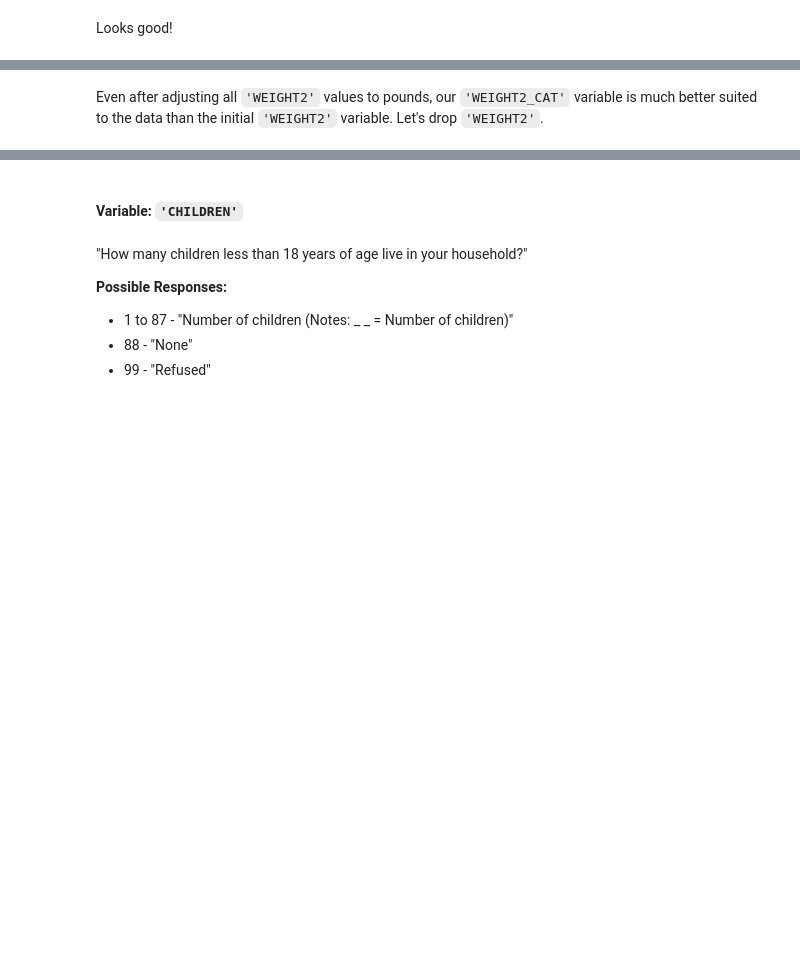
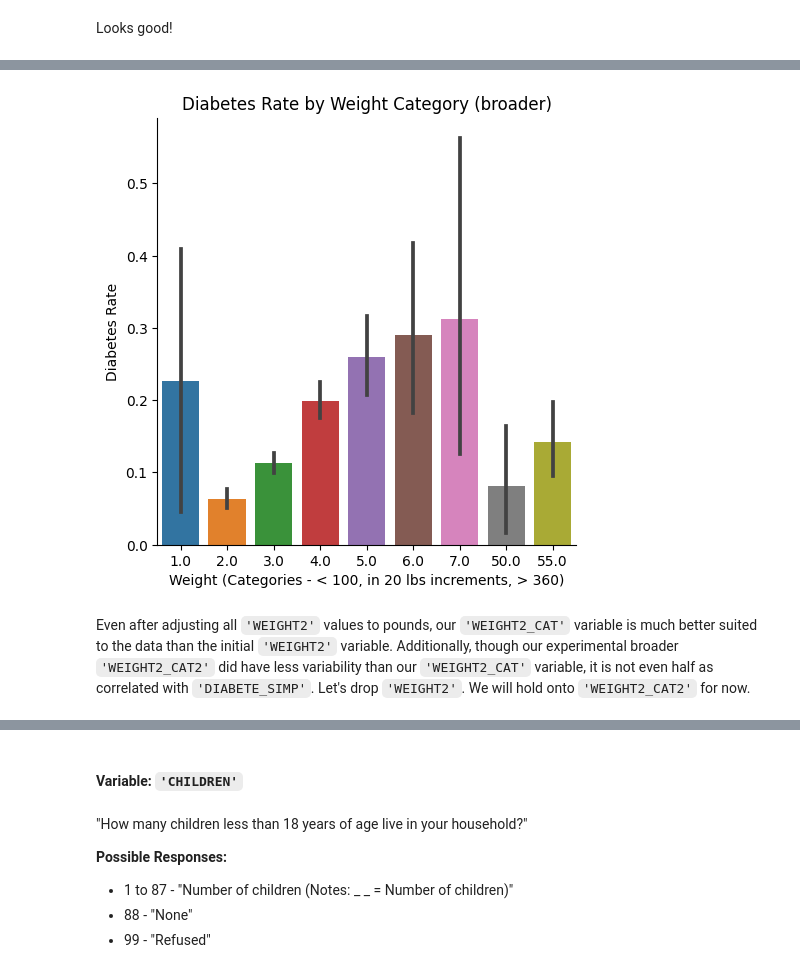
Before and after one commit to Chachi36/Diabetes-Factors-Demo-Notebook, a Jupyter notebook: Diabetes_Risk_Notebook.ipynb, the cells around one changed output, grey strips where cells are left out. Drawn from its saved outputs; the diff is of its cells as text; code cells hidden in the pictures; blank space fills up the shorter version.

```diff
--- a/Diabetes_Risk_Notebook.ipynb
+++ b/Diabetes_Risk_Notebook.ipynb
@@ -739,5 +826,14 @@ plt.show()
+# %%
+# WEIGHT2_CAT2
+sns.catplot(x="WEIGHT2_CAT2", y="DIABETE_SIMP", data=tmp_df, kind="bar")
+plt.title("Diabetes Rate by Weight Category (broader)")
+plt.xlabel("Weight (Categories - < 100, in 20 lbs increments, > 360)")
+plt.ylabel("Diabetes Rate")
+plt.show()
+# %% [output]
+[figure, added]
 # %% [markdown]
-Even after adjusting all `'WEIGHT2'` values to pounds, our `'WEIGHT2_CAT'` variable is much better suited to the data than the initial `'WEIGHT2'` variable.  Let's drop `'WEIGHT2'`.
+Even after adjusting all `'WEIGHT2'` values to pounds, our `'WEIGHT2_CAT'` variable is much better suited to the data than the initial `'WEIGHT2'` variable.  Additionally, though our experimental broader `'WEIGHT2_CAT2'` did have less variability than our `'WEIGHT2_CAT'` variable, it is not even half as correlated with `'DIABETE_SIMP'`.  Let's drop `'WEIGHT2'`.  We will hold onto `'WEIGHT2_CAT2'` for now.
 # %%
 # dropping
 tmp_df.drop("WEIGHT2", axis=1, inplace=True)
```
Also changed, not shown: parts of 71 cells of this notebook.
